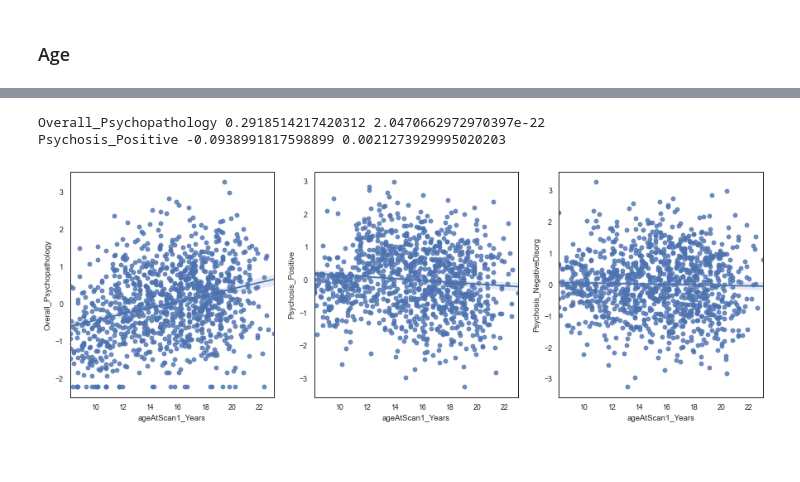
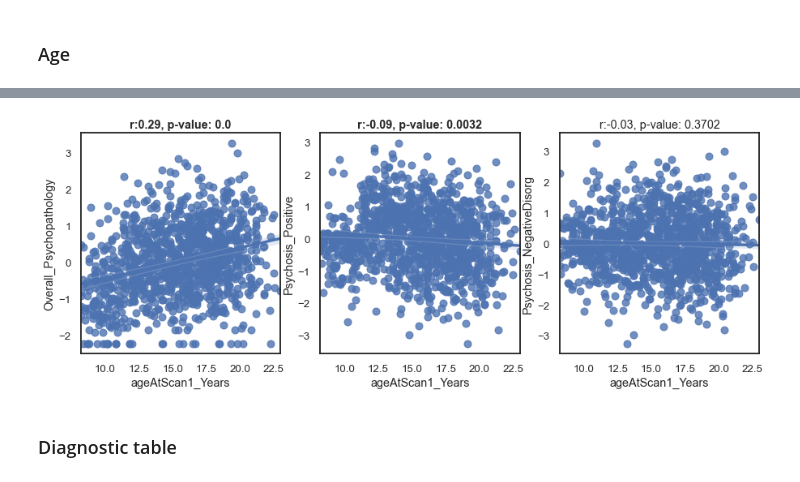
Before and after one commit to lindenmp/neurodev_cs_predictive, a Jupyter notebook: 1_code/3_results_sample_characteristics.ipynb, the cells around one changed output, grey strips where cells are left out. Drawn from its saved outputs; the diff is of its cells as text; code cells hidden in the pictures; blank space fills up the shorter version.

```diff
--- a/1_code/3_results_sample_characteristics.ipynb
+++ b/1_code/3_results_sample_characteristics.ipynb
@@ -77,3 +88,18 @@ df['ageAtScan1_Years'].std()
 3.4238927087439732
 # %% [markdown]
 ### Sex
+# %%
+stats = pd.DataFrame(index = phenos, columns = ['test_stat', 'pval'])
+
+for i, pheno in enumerate(phenos):
+    x = df.loc[df.loc[:,'sex'] == 1,pheno]
+    y = df.loc[df.loc[:,'sex'] == 2,pheno]
+
+    test_output = sp.stats.ttest_ind(x,y)
+    stats.loc[pheno,'test_stat'] = test_output[0]
+    stats.loc[pheno,'pval'] = test_output[1]
+
+stats.loc[:,'pval_corr'] = get_fdr_p(stats.loc[:,'pval'])
+stats.loc[:,'sig'] = stats.loc[:,'pval_corr'] < 0.05
+
+stats
@@ -101,2 +136,17 @@ Psychosis_NegativeDisorg 0.20785200486172112 Ttest_indResult(statistic=3.4084724
 # %% [markdown]
 ### Age
+# %%
+stats = pd.DataFrame(index = phenos, columns = ['r', 'pval'])
+
+x = df['ageAtScan1_Years']
+for i, pheno in enumerate(phenos):
+    y = df[pheno]
+    r,p = sp.stats.pearsonr(x,y)
+
+    stats.loc[pheno,'r'] = r
+    stats.loc[pheno,'pval'] = p
+
+stats.loc[:,'pval_corr'] = get_fdr_p(stats.loc[:,'pval'])
+stats.loc[:,'sig'] = stats.loc[:,'pval_corr'] < 0.05
+
+stats
@@ -103,20 +158,20 @@ Psychosis_NegativeDisorg 0.20785200486172112 Ttest_indResult(statistic=3.4084724
 # %%
-f, ax = plt.subplots(1,3)
-f.set_figwidth(15)
+f, ax = plt.subplots(1,len(phenos))
+f.set_figwidth(len(phenos)*5)
 f.set_figheight(5)
 
 x = df['ageAtScan1_Years']
-# sex: 1=male, 2=female
 for i, pheno in enumerate(phenos):
     y = df[pheno]
-    r,p = sp.stats.pearsonr(x,y)
-    if p < .05/len(phenos):
-        print(pheno, r, p)
-
     sns.regplot(x, y, ax=ax[i])
 
+    if stats.loc[pheno,'sig']:
+        ax[i].set_title('r:' + str(np.round(stats.loc[pheno,'r'],2)) + ', p-value: ' + str(np.round(stats.loc[pheno,'pval_corr'],4)), fontweight="bold")
+    else:
+        ax[i].set_title('r:' + str(np.round(stats.loc[pheno,'r'],2)) + ', p-value: ' + str(np.round(stats.loc[pheno,'pval_corr'],4)))
+
 f.savefig(outfile_prefix+'symptoms_correlations_age.png', dpi = 300, bbox_inches = 'tight', pad_inches = 0)
 # %% [output]
-Overall_Psychopathology 0.2918514217420312 2.0470662972970397e-22
-Psychosis_Positive -0.0938991817598899 0.0021273929995020203
-[figure, old version]
+[figure, new version]
+# %% [markdown]
+### Diagnostic table
```
Also changed, not shown: parts of 9 cells of this notebook, 1 other file.
